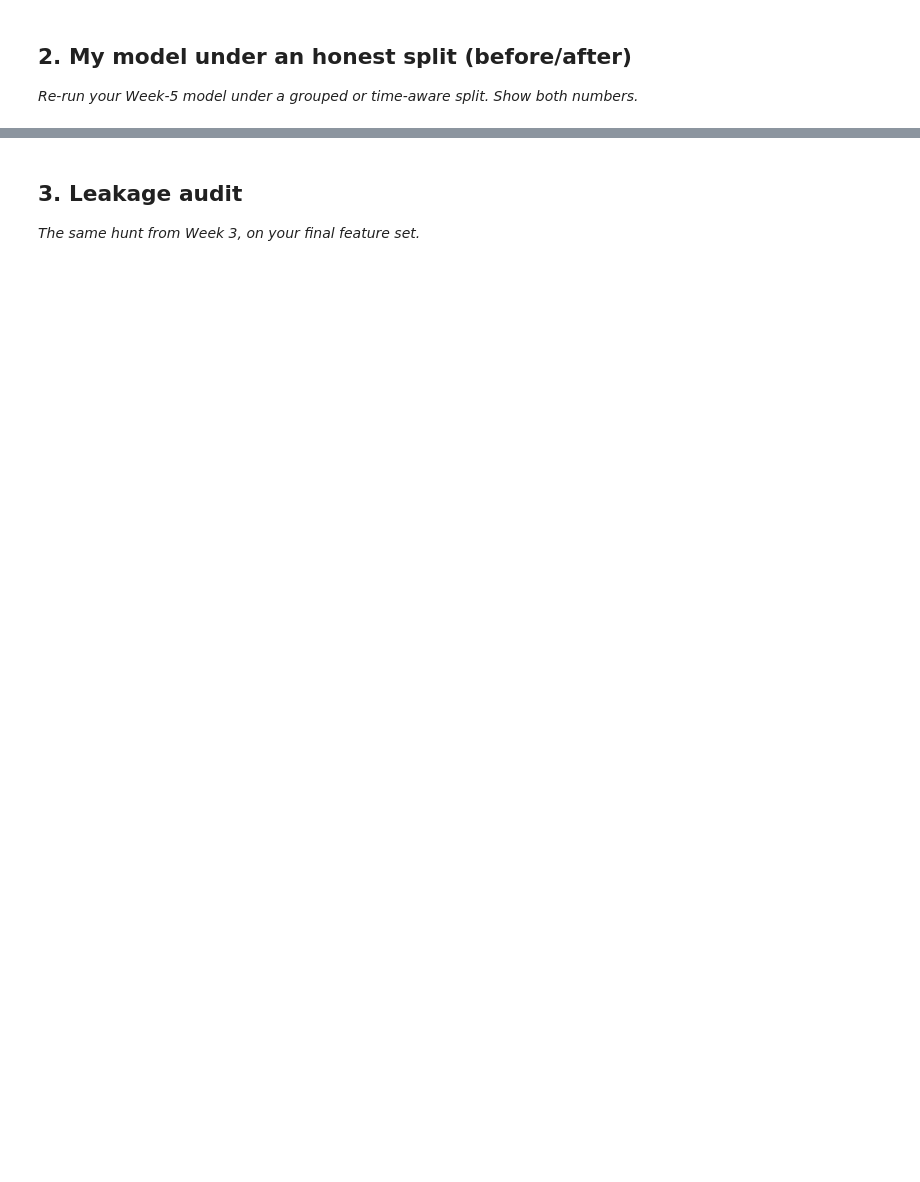
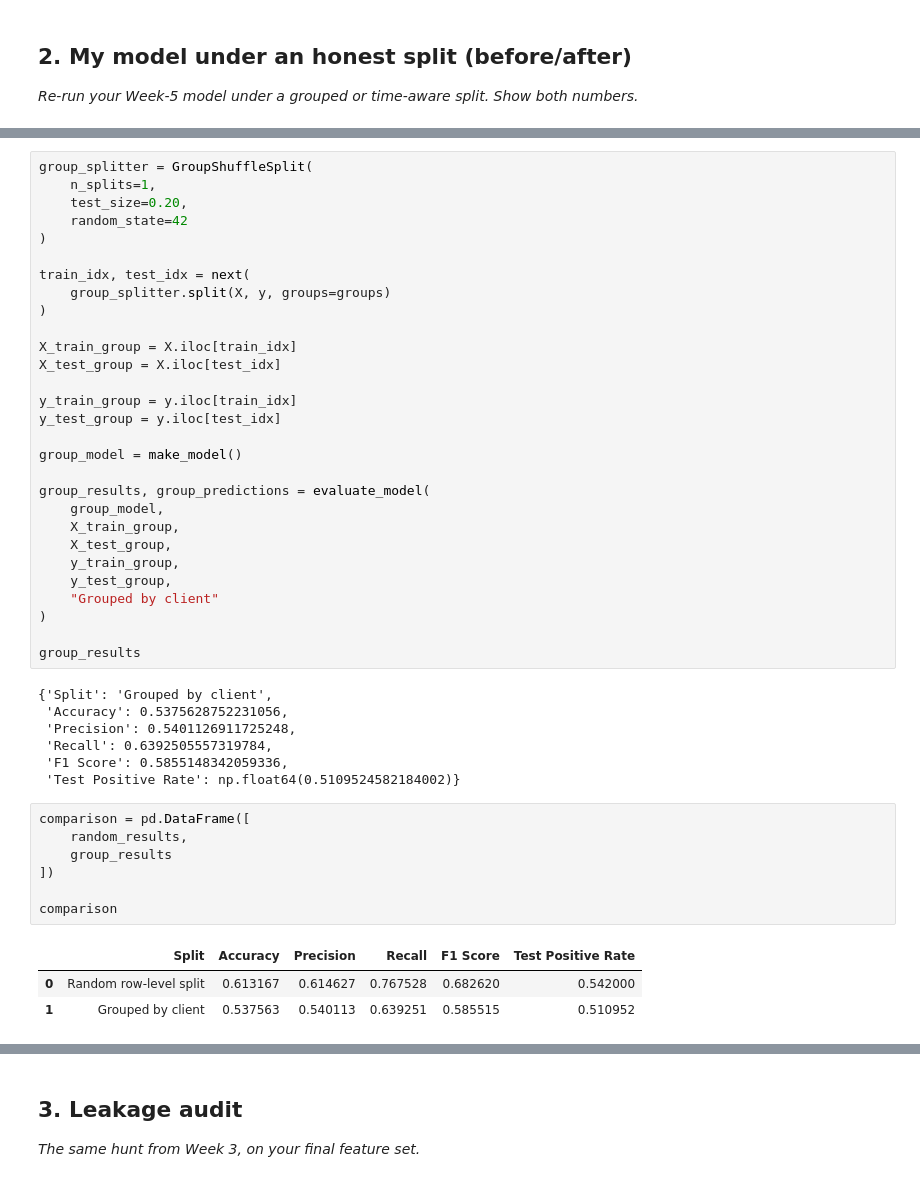
Before and after one commit to duaf9877/FlyRank-AI-ML-Internship, a Jupyter notebook: work/notebooks/w06_validation_audit.ipynb, the cells around one changed output, grey strips where cells are left out. Cells and saved outputs as stored; diff of their text form; blank space fills up the shorter version.

```diff
--- a/work/notebooks/w06_validation_audit.ipynb
+++ b/work/notebooks/w06_validation_audit.ipynb
@@ -16,0 +201,47 @@ This skeleton is yours to fill. Work the sections **in order** — each one has
+# %%
+group_splitter = GroupShuffleSplit(
+    n_splits=1,
+    test_size=0.20,
+    random_state=42
+)
+
+train_idx, test_idx = next(
+    group_splitter.split(X, y, groups=groups)
+)
+
+X_train_group = X.iloc[train_idx]
+X_test_group = X.iloc[test_idx]
+
+y_train_group = y.iloc[train_idx]
+y_test_group = y.iloc[test_idx]
+
+group_model = make_model()
+
+group_results, group_predictions = evaluate_model(
+    group_model,
+    X_train_group,
+    X_test_group,
+    y_train_group,
+    y_test_group,
+    "Grouped by client"
+)
+
+group_results
+# %% [output]
+{'Split': 'Grouped by client',
+ 'Accuracy': 0.5375628752231056,
+ 'Precision': 0.5401126911725248,
+ 'Recall': 0.6392505557319784,
+ 'F1 Score': 0.5855148342059336,
+ 'Test Positive Rate': np.float64(0.5109524582184002)}
+# %%
+comparison = pd.DataFrame([
+    random_results,
+    group_results
+])
+
+comparison
+# %% [output]
+|  | Split | Accuracy | Precision | Recall | F1 Score | Test Positive Rate |
+| 0 | Random row-level split | 0.613167 | 0.614627 | 0.767528 | 0.682620 | 0.542000 |
+| 1 | Grouped by client | 0.537563 | 0.540113 | 0.639251 | 0.585515 | 0.510952 |
```
Also changed, not shown: parts of 24 cells of this notebook.
